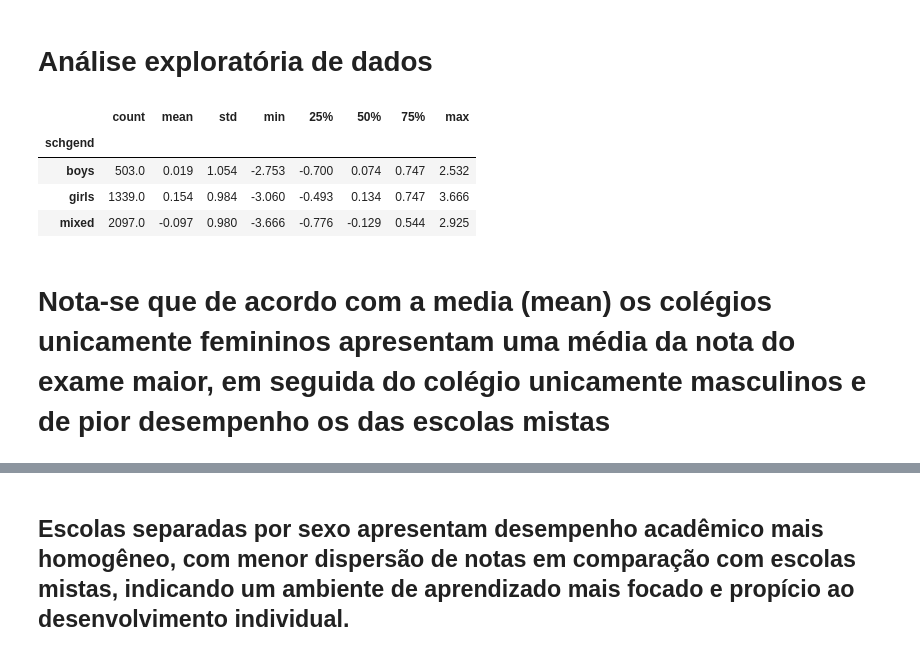
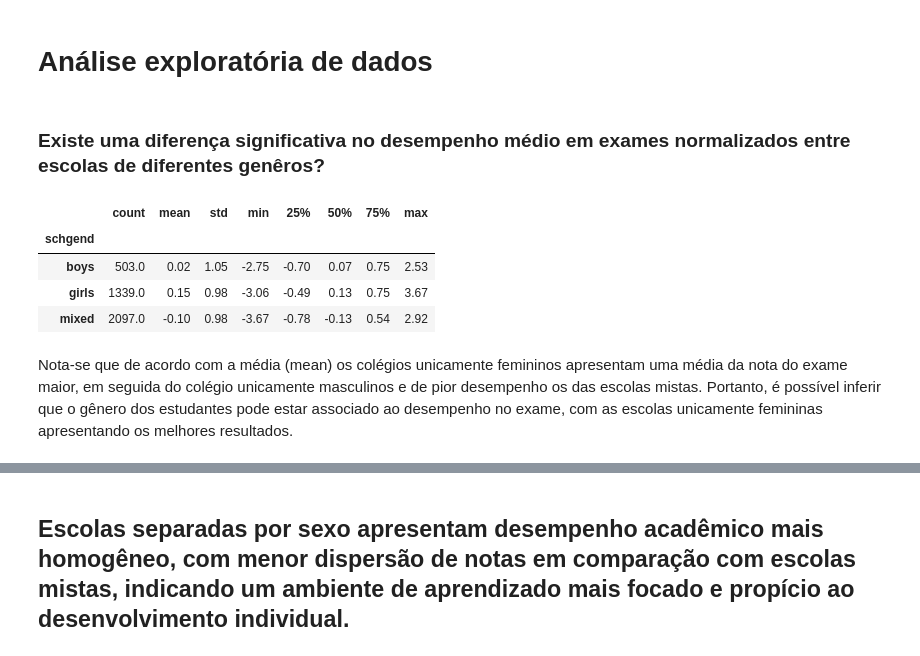
Before and after one commit to VitoriaSampaiodev/case-predi-o, a Jupyter notebook: vitoriaalves_case_predição2.ipynb, the cells around one changed output, grey strips where cells are left out. Cells and saved outputs as stored; diff of their text form; code cells hidden in the pictures.

```diff
--- a/vitoriaalves_case_predição2.ipynb
+++ b/vitoriaalves_case_predição2.ipynb
@@ -335,0 +94,3 @@ dtype: int64
+# %%
+#Percebe-se que o NaN aparece em nossa coluna Student, é necessário removê-la sem prejudicar o restante das colunas e para isso usaremos a função dropna()
+df_numstudent.dropna(subset=['student'], inplace=True)
@@ -335,0 +144,6 @@ dtype: int64
+# %%
+#Redefinir o índice para incluir a coluna 'school'
+df_numschool = dfnumschool.reset_index()
+
+#Selecionar apenas as colunas 'school' e 'schavg'
+df_numschool = dfnumschool[['school', 'schavg']]
@@ -335,0 +161,4 @@ dtype: int64
+# %%
+df_school = pd.merge(df_numschool, df_catschool, on="school", how="left")
+df_student = pd.merge(df_numstudent, df_catstudent, on=["school", "student"], how="left")
+df_complete = pd.merge(df_student, df_school, on="school", how="left")
@@ -335,0 +226,7 @@ dtype: int64
+# %%
+#Nota-se que temos valores 'NA' na coluna de 'sex' porém não podemos tirá-la por possíveis prejuízos na análise, então
+#A melhor opção no momento é fazer substituição de 'NA' por 'Unknown'
+
+df_complete['sex'] = df_complete['sex'].replace('NA', 'Unknown')
+
+df_complete.head(9)
@@ -336,13 +272,15 @@ dtype: int64
 # %% [markdown]
 # Análise exploratória de dados
+# %% [markdown]
+### Existe uma diferença significativa no desempenho médio em exames normalizados entre escolas de diferentes genêros?
 # %%
-grouped_summary = dfcompleto.groupby('schgend')['normexam'].describe().round(3)
-grouped_summary
+summary_stats = df_complete.groupby('schgend')['normexam'].describe().round(2)
+summary_stats
 # %% [output]
 |  | count | mean | std | min | 25% | 50% | 75% | max |
 | schgend |  |  |  |  |  |  |  |  |
-| boys | 503.0 | 0.019 | 1.054 | -2.753 | -0.700 | 0.074 | 0.747 | 2.532 |
-| girls | 1339.0 | 0.154 | 0.984 | -3.060 | -0.493 | 0.134 | 0.747 | 3.666 |
-| mixed | 2097.0 | -0.097 | 0.980 | -3.666 | -0.776 | -0.129 | 0.544 | 2.925 |
+| boys | 503.0 | 0.02 | 1.05 | -2.75 | -0.70 | 0.07 | 0.75 | 2.53 |
+| girls | 1339.0 | 0.15 | 0.98 | -3.06 | -0.49 | 0.13 | 0.75 | 3.67 |
+| mixed | 2097.0 | -0.10 | 0.98 | -3.67 | -0.78 | -0.13 | 0.54 | 2.92 |
 # %% [markdown]
-# Nota-se que de acordo com a media (mean) os colégios unicamente femininos apresentam uma média da nota do exame maior, em seguida do colégio unicamente masculinos e de pior desempenho os das escolas mistas
+Nota-se que de acordo com a média (mean) os colégios unicamente femininos apresentam uma média da nota do exame maior, em seguida do colégio unicamente masculinos e de pior desempenho os das escolas mistas. Portanto, é possível inferir que o gênero dos estudantes pode estar associado ao desempenho no exame, com as escolas unicamente femininas apresentando os melhores resultados.
```
Also changed, not shown: parts of 102 cells of this notebook.
